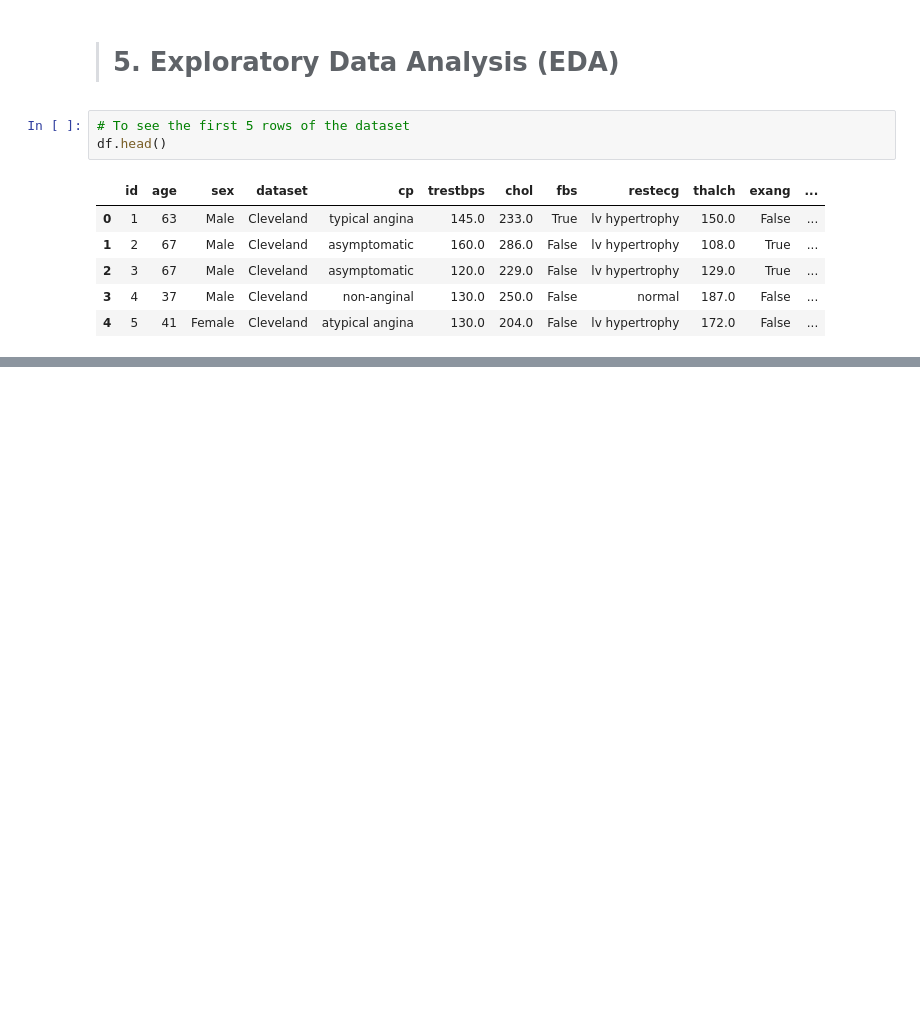
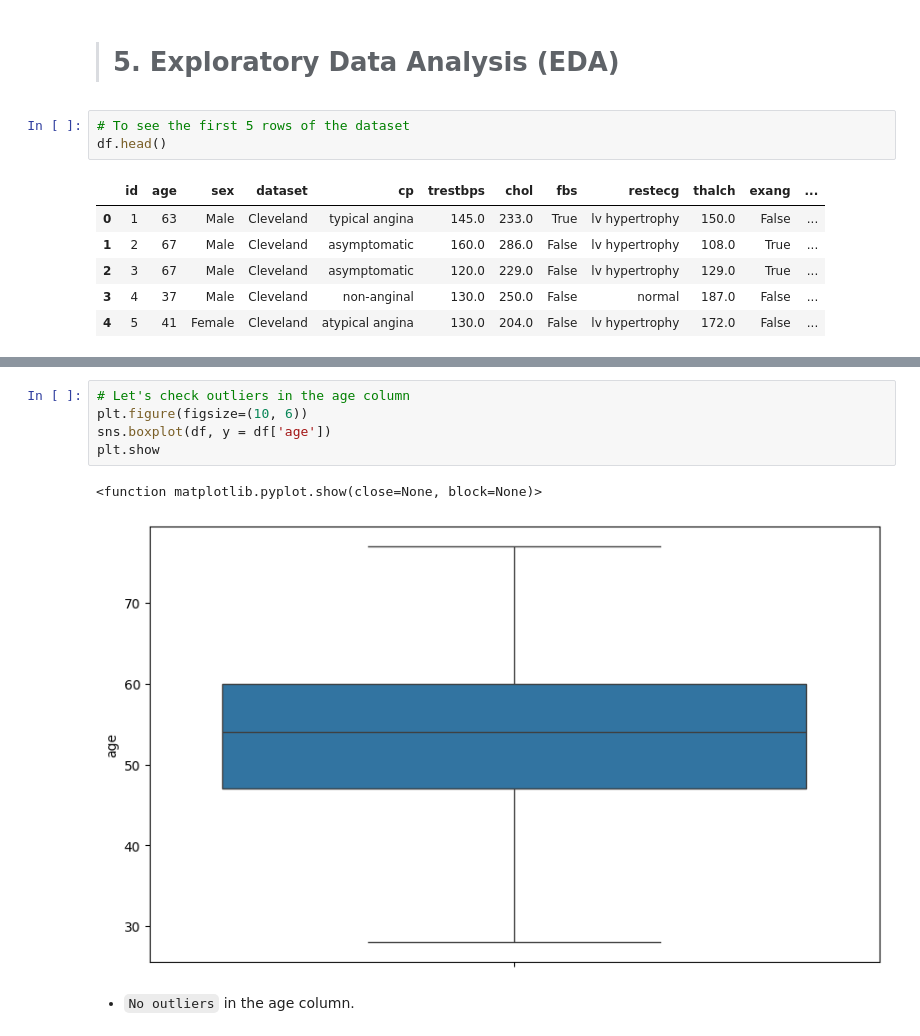
Before and after one commit to HaiderQadri/PYTHON-For-Data-Science_and_AI, a Jupyter notebook: 00_projects/02_heart_disease_prediction/heart_disease_eda_and_prediction.ipynb, the cells around one changed output, grey strips where cells are left out. Cells and saved outputs as stored; diff of their text form; blank space fills up the shorter version.

```diff
--- a/00_projects/02_heart_disease_prediction/heart_disease_eda_and_prediction.ipynb
+++ b/00_projects/02_heart_disease_prediction/heart_disease_eda_and_prediction.ipynb
@@ -556,0 +586,10 @@ maximun age in the datasrt is 77
+# %%
+# Let's check outliers in the age column
+plt.figure(figsize=(10, 6))
+sns.boxplot(df, y = df['age'])
+plt.show
+# %% [output]
+<function matplotlib.pyplot.show(close=None, block=None)>
+[figure, added]
+# %% [markdown]
+- `No outliers` in the age column.
```
Also changed, not shown: parts of 14 cells of this notebook.
